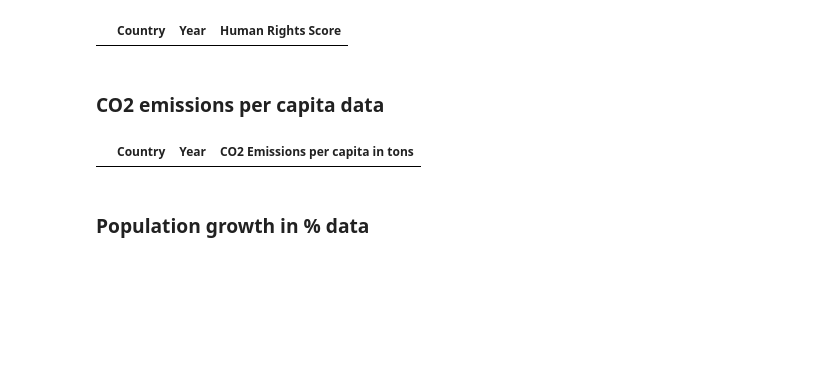
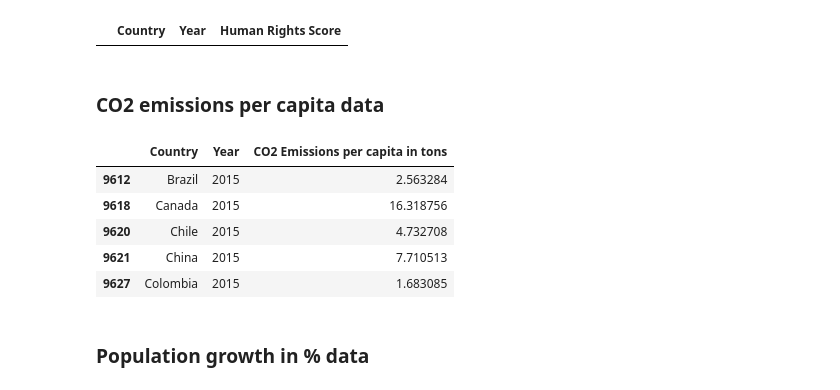
Before and after one commit to thirdcoffee/predicting-world-happiness, a Jupyter notebook: notebooks/predictor.ipynb, the cells around one changed output. Drawn from its saved outputs; the diff is of its cells as text; code cells hidden in the pictures; blank space fills up the shorter version.

```diff
--- a/notebooks/predictor.ipynb
+++ b/notebooks/predictor.ipynb
@@ -149,21 +150,26 @@ resul
 # %%
 co2_df = pd.read_excel('../data/co2_emissions.xlsx', sheet_name='fossil_CO2_per_capita_by_countr')
 
 # Drop unnecessary columns
 co2_df.drop(columns=['EDGAR Country Code','Substance'], inplace=True)
 
 # Melt frame
 co2_df = pd.melt(co2_df, id_vars=['Country'], var_name='Year', value_name='CO2 Emissions per capita in tons')
 
 # Filter to 2015-2021
 co2_df = co2_df.loc[co2_df['Year'].isin(range(start_year, end_year+1))]
 
 # Filter to country set
 co2_df = co2_df[co2_df['Country'].isin(country_set)]
 
-co2_df.loc[co2_df['CO2 Emissions per capita in tons'].isna()]
+co2_df.head()
 # %% [output]
 |  | Country | Year | CO2 Emissions per capita in tons |
+| 9612 | Brazil | 2015 | 2.563284 |
+| 9618 | Canada | 2015 | 16.318756 |
+| 9620 | Chile | 2015 | 4.732708 |
+| 9621 | China | 2015 | 7.710513 |
+| 9627 | Colombia | 2015 | 1.683085 |
 # %% [markdown]
 ### Population growth in % data
 # %%
```
Also changed, not shown: parts of 10 cells of this notebook, 2 other files.
